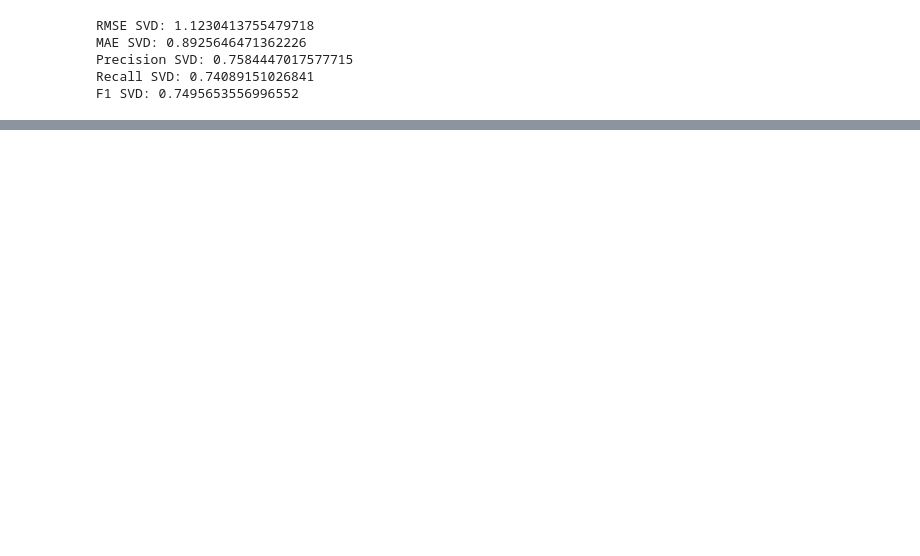
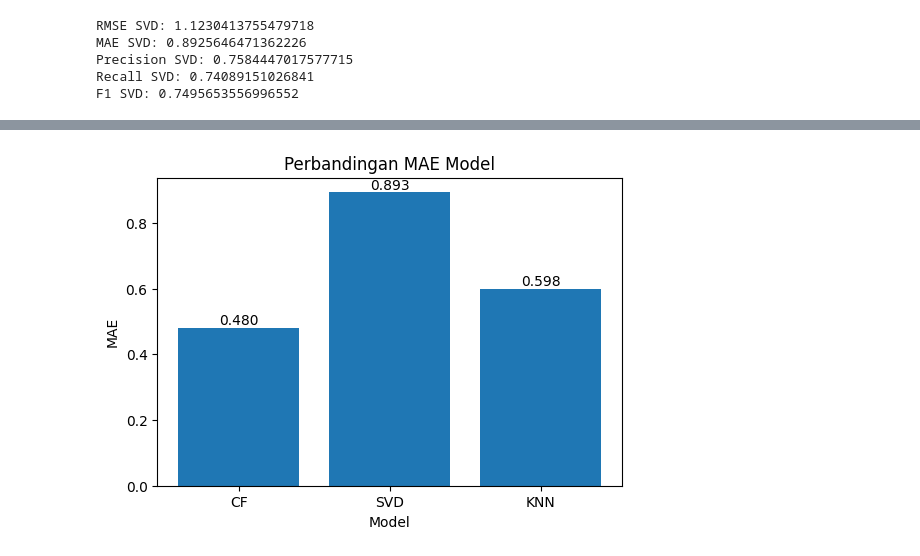
Before and after one commit to allifilhamm/Fashion, a Jupyter notebook: Fashioncolab.ipynb, the cells around one changed output, grey strips where cells are left out. Cells and saved outputs as stored; diff of their text form; code cells hidden in the pictures; blank space fills up the shorter version.

```diff
--- a/Fashioncolab.ipynb
+++ b/Fashioncolab.ipynb
@@ -2394,0 +2580,18 @@ print(public_url)
+# %%
+import matplotlib.pyplot as plt
+
+plt.figure(figsize=(6,4))
+
+plt.bar(
+    result_df['Model'],
+    result_df['RMSE']
+)
+
+plt.title('Perbandingan RMSE Model')
+plt.xlabel('Model')
+plt.ylabel('RMSE')
+
+for i, v in enumerate(result_df['RMSE']):
+    plt.text(i, v + 0.01, f"{v:.3f}", ha='center')
+
+plt.show()
@@ -2394,0 +2602,18 @@ print(public_url)
+# %%
+plt.figure(figsize=(6,4))
+
+plt.bar(
+    result_df['Model'],
+    result_df['MAE']
+)
+
+plt.title('Perbandingan MAE Model')
+plt.xlabel('Model')
+plt.ylabel('MAE')
+
+for i, v in enumerate(result_df['MAE']):
+    plt.text(i, v + 0.01, f"{v:.3f}", ha='center')
+
+plt.show()
+# %% [output]
+[figure, added]
```
Also changed, not shown: parts of 25 cells of this notebook.
